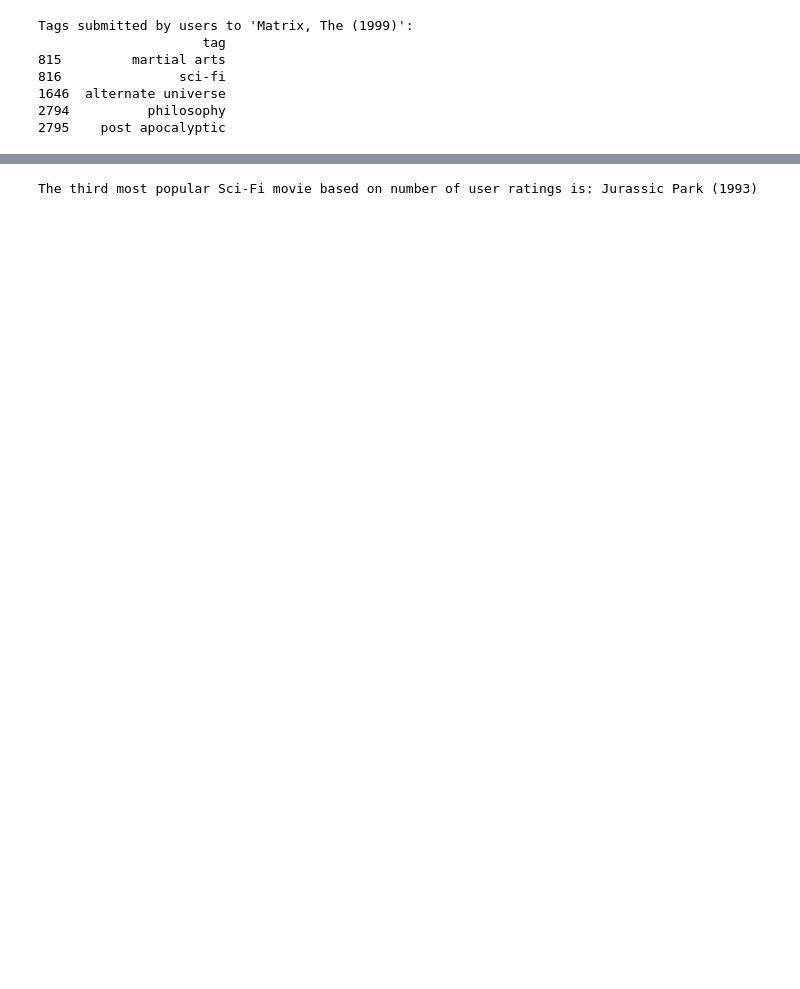
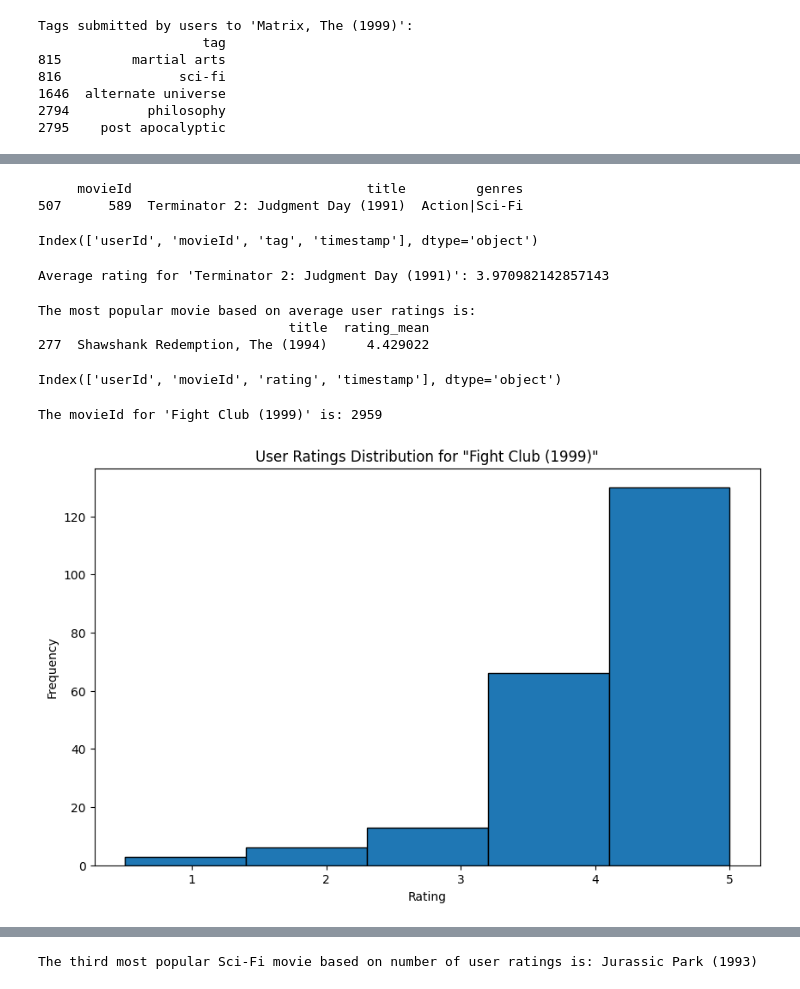
Before and after one commit to SDineshKumar1304/User_Sentiment_Predictor_Web_App, a Jupyter notebook: movie_data/innomatics.ipynb, the cells around one changed output, grey strips where cells are left out. Drawn from its saved outputs; the diff is of its cells as text; code cells hidden in the pictures; blank space fills up the shorter version.

```diff
--- a/movie_data/innomatics.ipynb
+++ b/movie_data/innomatics.ipynb
@@ -75,0 +80,73 @@ Tags submitted by users to 'Matrix, The (1999)':
+# %%
+# Assuming movie_data is your DataFrame with movie information
+terminator_2_movie = movie_data[movie_data['title'] == 'Terminator 2: Judgment Day (1991)']
+
+# Display the movie information to find the movieId
+print(terminator_2_movie)
+# %% [output]
+     movieId                              title         genres
+507      589  Terminator 2: Judgment Day (1991)  Action|Sci-Fi
+# %%
+movie_data_3.columns
+# %% [output]
+Index(['userId', 'movieId', 'tag', 'timestamp'], dtype='object')
+# %%
+# Assuming movieId for "Terminator 2: Judgment Day (1991)" is available in your dataset
+terminator_2_movie_id = 589
+
+# Filter ratings for the specified movie
+terminator_2_ratings = movie_data_2[movie_data_2['movieId'] == terminator_2_movie_id]
+
+# Calculate the average user rating
+average_rating = terminator_2_ratings['rating'].mean()
+
+# Display the average rating
+print(f"Average rating for 'Terminator 2: Judgment Day (1991)': {average_rating}")
+# %% [output]
+Average rating for 'Terminator 2: Judgment Day (1991)': 3.970982142857143
+# %%
+# Find the movie with the highest average user rating
+most_popular_movie = filtered_movies[filtered_movies['rating_mean'] == filtered_movies['rating_mean'].max()]
+
+# Display the result
+print("The most popular movie based on average user ratings is:")
+print(most_popular_movie[['title', 'rating_mean']])
+# %% [output]
+The most popular movie based on average user ratings is:
+                                title  rating_mean
+277  Shawshank Redemption, The (1994)     4.429022
+# %%
+# Display the column names in your DataFrame
+print(movie_data_2.columns)
+# %% [output]
+Index(['userId', 'movieId', 'rating', 'timestamp'], dtype='object')
+# %%
+# Assuming you have a DataFrame named 'movie_data_3'
+# Search for the movieId for "Fight Club (1999)"
+fight_club_movie_id = movie_data[movie_data['title'].str.contains('Fight Club')]['movieId'].iloc[0]
+
+print(f"The movieId for 'Fight Club (1999)' is: {fight_club_movie_id}")
+# %% [output]
+The movieId for 'Fight Club (1999)' is: 2959
+# %%
+import matplotlib.pyplot as plt
+
+# Assuming movieId for "Fight Club (1999)" is available in your dataset
+fight_club_movie_id = 2959
+
+# Filter ratings for the specified movie using .loc
+fight_club_ratings = movie_data_2.loc[movie_data_2['movieId'] == fight_club_movie_id]
+
+# Check if any ratings are available for the specified movie
+if not fight_club_ratings.empty:
+    # Plotting a histogram of user ratings
+    plt.figure(figsize=(10, 6))
+    plt.hist(fight_club_ratings['rating'], bins=5, edgecolor='black')
+    plt.title('User Ratings Distribution for "Fight Club (1999)"')
+    plt.xlabel('Rating')
+    plt.ylabel('Frequency')
+    plt.show()
+else:
+    print("No ratings found for 'Fight Club (1999)'.")
+# %% [output]
+[figure, added]
```
Also changed, not shown: parts of 14 cells of this notebook.
